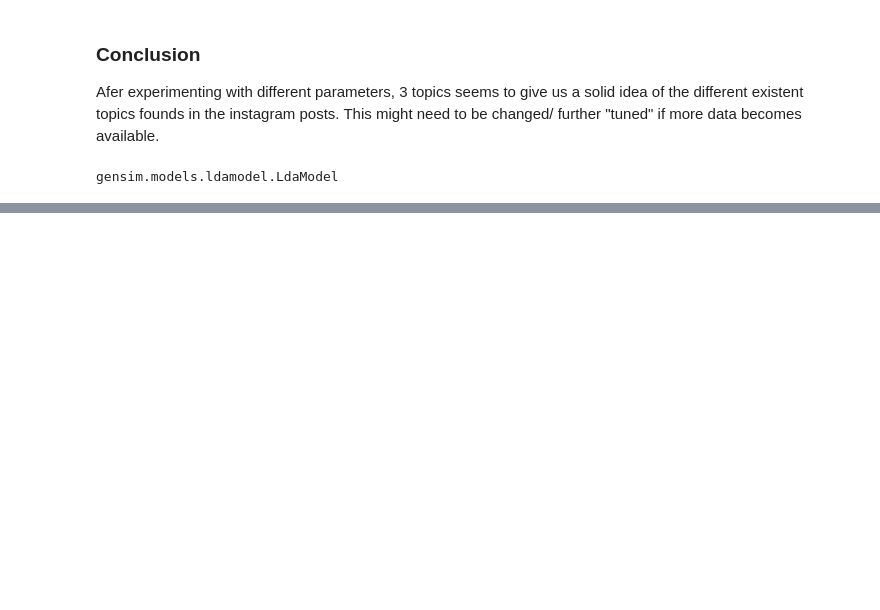
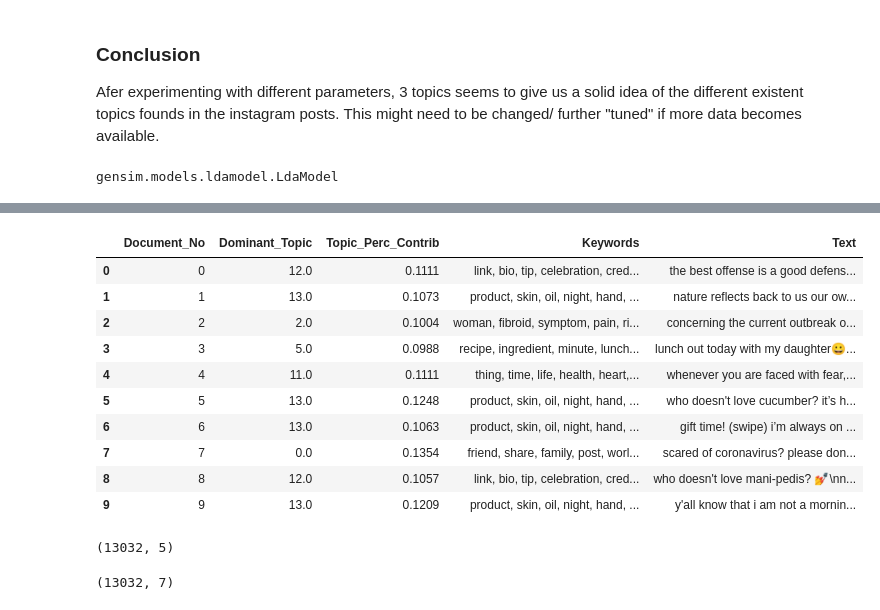
Before and after one commit to ta-data-lis/final-project, a Jupyter notebook: Topic Modelling Analysis - LDA.ipynb, the cells around one changed output, grey strips where cells are left out. Drawn from its saved outputs; the diff is of its cells as text; code cells hidden in the pictures; blank space fills up the shorter version.

```diff
--- a/Topic Modelling Analysis - LDA.ipynb
+++ b/Topic Modelling Analysis - LDA.ipynb
@@ -462,0 +527,2 @@ gensim.models.ldamodel.LdaModel
+# %%
+ldamallet_15 = gensim.models.wrappers.LdaMallet(mallet_path, corpus=corpus, num_topics=15, id2word=id2word)
@@ -462,0 +547,5 @@ gensim.models.ldamodel.LdaModel
+# %%
+# Select the model and print the topics
+optimal_model = ldamallet_15
+model_topics = optimal_model.show_topics(formatted=False)
+pprint(optimal_model.print_topics(num_words=5))
@@ -462,0 +572,44 @@ gensim.models.ldamodel.LdaModel
+# %%
+def format_topics_sentences(ldamodel=ldamallet_15, corpus=corpus, texts=data_nouns):
+    # Init output
+    sent_topics_df = pd.DataFrame()
+
+    # Get main topic in each document
+    for i, row in enumerate(ldamodel[corpus]):
+        row = sorted(row, key=lambda x: (x[1]), reverse=True)
+        # Get the Dominant topic, Perc Contribution and Keywords for each document
+        for j, (topic_num, prop_topic) in enumerate(row):
+            if j == 0:  # => dominant topic
+                wp = ldamodel.show_topic(topic_num)
+                topic_keywords = ", ".join([word for word, prop in wp])
+                sent_topics_df = sent_topics_df.append(pd.Series([int(topic_num), round(prop_topic,4), topic_keywords]), ignore_index=True)
+            else:
+                break
+    sent_topics_df.columns = ['Dominant_Topic', 'Perc_Contribution', 'Topic_Keywords']
+
+    # Add original text to the end of the output
+    contents = pd.Series(texts)
+    sent_topics_df = pd.concat([sent_topics_df, contents], axis=1)
+    return(sent_topics_df)
+
+
+df_topic_sents_keywords = format_topics_sentences(ldamodel=optimal_model, corpus=corpus, texts=data)
+
+# Format
+df_dominant_topic = df_topic_sents_keywords.reset_index()
+df_dominant_topic.columns = ['Document_No', 'Dominant_Topic', 'Topic_Perc_Contrib', 'Keywords', 'Text']
+
+# Show
+df_dominant_topic.head(10)
+# %% [output]
+|  | Document_No | Dominant_Topic | Topic_Perc_Contrib | Keywords | Text |
+| 0 | 0 | 12.0 | 0.1111 | link, bio, tip, celebration, cred... | the best offense is a good defens... |
+| 1 | 1 | 13.0 | 0.1073 | product, skin, oil, night, hand, ... | nature reflects back to us our ow... |
+| 2 | 2 | 2.0 | 0.1004 | woman, fibroid, symptom, pain, ri... | concerning the current outbreak o... |
+| 3 | 3 | 5.0 | 0.0988 | recipe, ingredient, minute, lunch... | lunch out today with my daughter😀... |
+| 4 | 4 | 11.0 | 0.1111 | thing, time, life, health, heart,... | whenever you are faced with fear,... |
+| 5 | 5 | 13.0 | 0.1248 | product, skin, oil, night, hand, ... | who doesn't love cucumber? it’s h... |
+| 6 | 6 | 13.0 | 0.1063 | product, skin, oil, night, hand, ... | gift time! (swipe) i’m always on ... |
+| 7 | 7 | 0.0 | 0.1354 | friend, share, family, post, worl... | scared of coronavirus? please don... |
+| 8 | 8 | 12.0 | 0.1057 | link, bio, tip, celebration, cred... | who doesn't love mani-pedis? 💅\nn... |
+| 9 | 9 | 13.0 | 0.1209 | product, skin, oil, night, hand, ... | y'all know that i am not a mornin... |
@@ -462,0 +618,8 @@ gensim.models.ldamodel.LdaModel
+# %%
+df_dominant_topic.shape
+# %% [output]
+(13032, 5)
+# %%
+instagram.shape
+# %% [output]
+(13032, 7)
```
Also changed, not shown: parts of 27 cells of this notebook, 1 other file.
